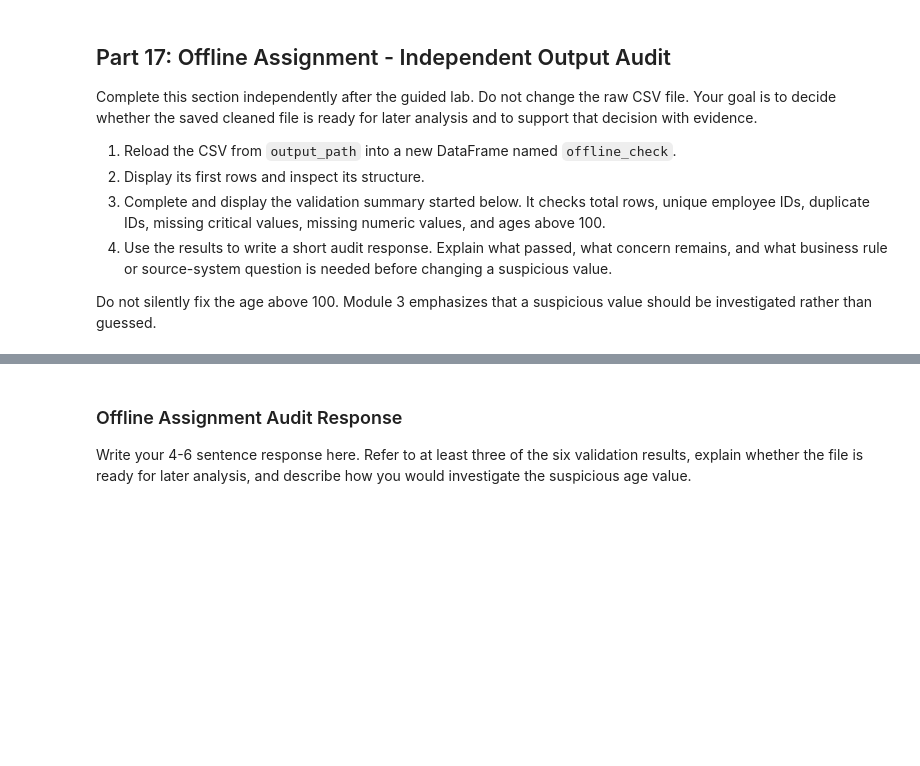
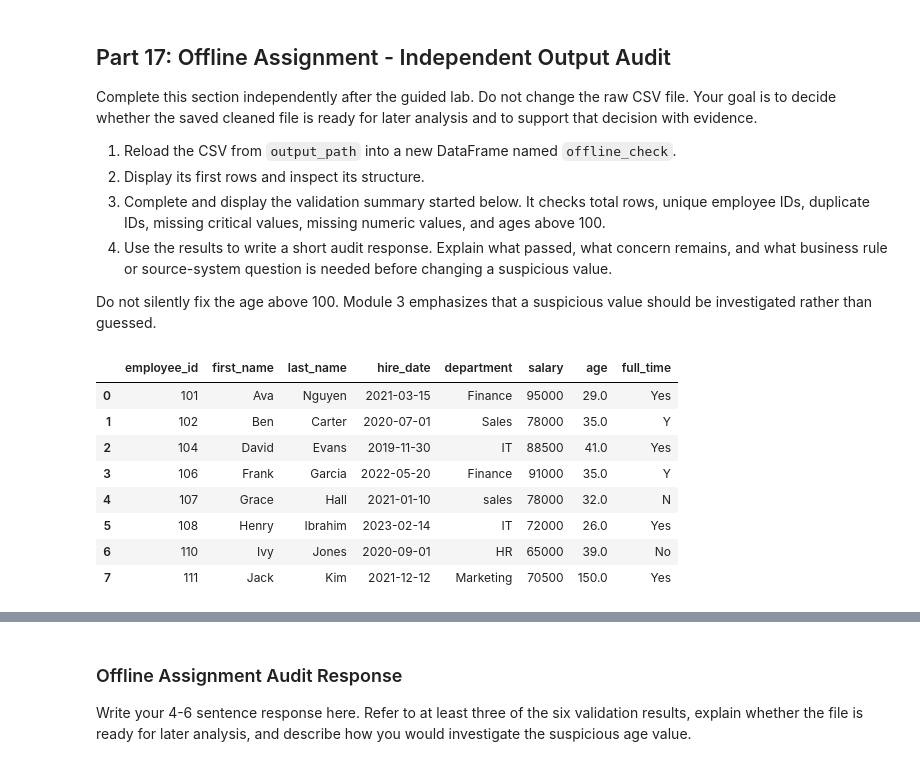
Before and after one commit to JonathanStachowiak/ban6003week3-4-Jonathan_Stachowiak-, a Jupyter notebook: notebooks/week3_data_cleaning_lab.ipynb, the cells around one changed output, grey strips where cells are left out. Drawn from its saved outputs; the diff is of its cells as text; code cells hidden in the pictures; blank space fills up the shorter version.

```diff
--- a/notebooks/week3_data_cleaning_lab.ipynb
+++ b/notebooks/week3_data_cleaning_lab.ipynb
@@ -335,7 +585,17 @@ Do not silently fix the age above 100. Module 3 emphasizes that a suspicious val
 # %%
 # Offline Assignment
 offline_check = pd.read_csv(output_path)
-offline_check.head()
+offline_check.head(8)
+# %% [output]
+|  | employee_id | first_name | last_name | hire_date | department | salary | age | full_time |
+| 0 | 101 | Ava | Nguyen | 2021-03-15 | Finance | 95000 | 29.0 | Yes |
+| 1 | 102 | Ben | Carter | 2020-07-01 | Sales | 78000 | 35.0 | Y |
+| 2 | 104 | David | Evans | 2019-11-30 | IT | 88500 | 41.0 | Yes |
+| 3 | 106 | Frank | Garcia | 2022-05-20 | Finance | 91000 | 35.0 | Y |
+| 4 | 107 | Grace | Hall | 2021-01-10 | sales | 78000 | 32.0 | N |
+| 5 | 108 | Henry | Ibrahim | 2023-02-14 | IT | 72000 | 26.0 | Yes |
+| 6 | 110 | Ivy | Jones | 2020-09-01 | HR | 65000 | 39.0 | No |
+| 7 | 111 | Jack | Kim | 2021-12-12 | Marketing | 70500 | 150.0 | Yes |
 # %%
 # Offline Assignment - Complete the four TODO values.
 # Hints:
```
Also changed, not shown: parts of 31 cells of this notebook, 1 other file.
